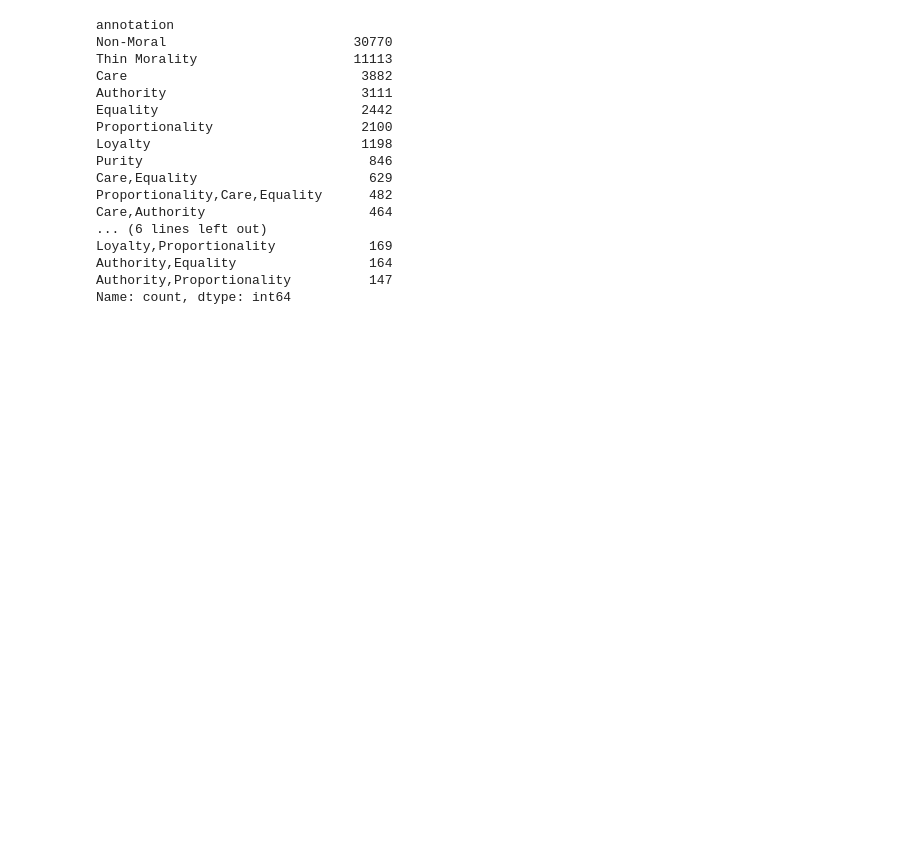
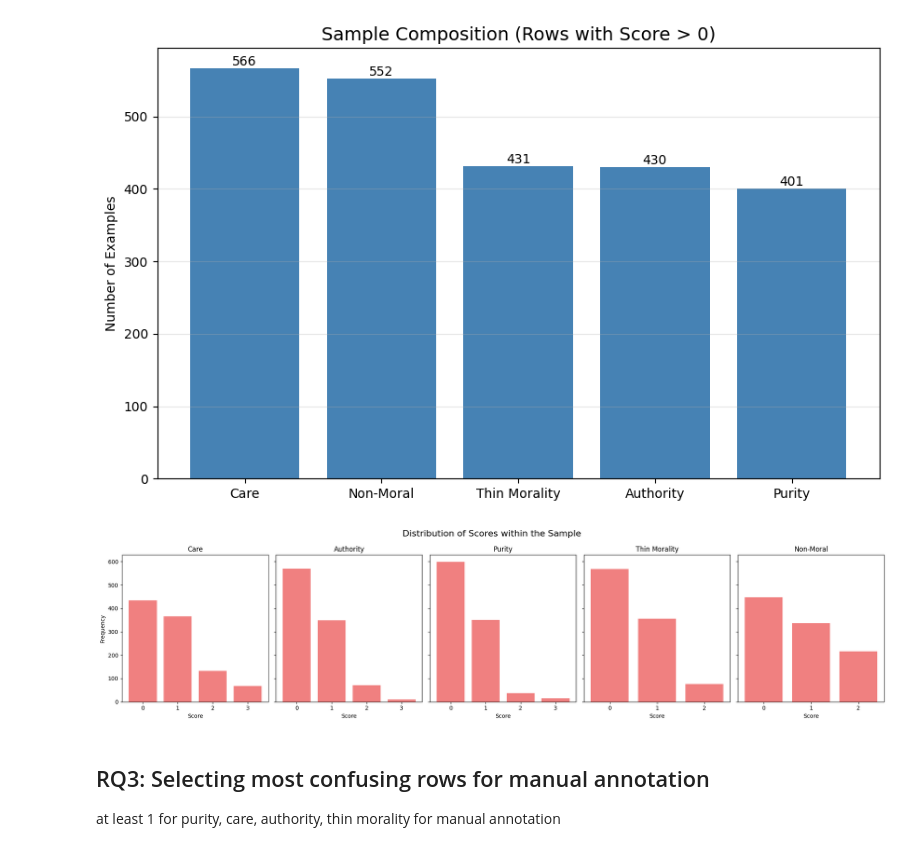
Before and after one commit to kraftedcheese/nlp_assignment_2_moralfoundations, a Jupyter notebook: check_data.ipynb, the cells around one changed output. Cells and saved outputs as stored; diff of their text form; code cells hidden in the pictures; blank space fills up the shorter version.

Commit message:
Add sampled data, edit run script for batch

```diff
--- a/check_data.ipynb
+++ b/check_data.ipynb
@@ -2,3 +2,4 @@
 import pandas as pd
 # %%
 mfrc_annotator = pd.read_csv("./data_nlpforsocialinteractions/MFRC_annotator_based_nlpforsocialinteractions.csv", delimiter='\t')
+df = pd.read_csv("./data_nlpforsocialinteractions/MFRC_nlpforsocialinteractions.csv", delimiter='\t')
@@ -5,20 +67,42 @@ mfrc_annotator = pd.read_csv("./data_nlpforsocialinteractions/MFRC_annotator_bas
+# %%
+import matplotlib.pyplot as plt
+
+target_cols = ['Care', 'Authority', 'Purity', 'Thin Morality', 'Non-Moral']
+
+# 2. Plot the "Presence" (How many rows have this foundation?)
+# This confirms if your 300/300/300/100 split worked
+plt.figure(figsize=(10, 6))
+presence_counts = (sampled_df_1000[target_cols] > 0).sum().sort_values(ascending=False)
+bars = plt.bar(presence_counts.index, presence_counts.values, color='steelblue')
+
+plt.title('Sample Composition (Rows with Score > 0)', fontsize=14)
+plt.ylabel('Number of Examples')
+plt.grid(axis='y', alpha=0.3)
+
+# Add number labels on top of bars
+for bar in bars:
+    plt.text(bar.get_x() + bar.get_width()/2, bar.get_height(),
+             int(bar.get_height()), ha='center', va='bottom')
+
+plt.show()
+
+# 3. Plot the Score Distributions (Histograms)
+fig, axes = plt.subplots(1, 5, figsize=(20, 5), sharey=True)
+for i, col in enumerate(target_cols):
+    val_counts = sampled_df_1000[col].value_counts().sort_index()
+    axes[i].bar(val_counts.index.astype(str), val_counts.values, color='lightcoral')
+    axes[i].set_title(col)
+    axes[i].set_xlabel('Score')
+    if i == 0: axes[i].set_ylabel('Frequency')
+
+plt.suptitle('Distribution of Scores within the Sample', fontsize=16)
+plt.tight_layout()
+plt.show()
+# %% [output]
+[figure, added]
+[figure, added]
+# %% [markdown]
+## RQ3: Selecting most confusing rows for manual annotation
+at least 1 for purity, care, authority, thin morality for manual annotation
 # %%
-mfrc_annotator.annotation.value_counts().head(20)
+all = df[(df['Purity'] > 0) & (df['Care'] > 0) & (df['Authority'] > 0) & (df['Thin Morality'] > 0)]
-# %% [output]
-annotation
-Non-Moral                        30770
-Thin Morality                    11113
-Care                              3882
-Authority                         3111
-Equality                          2442
-Proportionality                   2100
-Loyalty                           1198
-Purity                             846
-Care,Equality                      629
-Proportionality,Care,Equality      482
-Care,Authority                     464
-... (6 lines left out)
-Loyalty,Proportionality            169
-Authority,Equality                 164
-Authority,Proportionality          147
-Name: count, dtype: int64
```
Also changed, not shown: parts of 9 cells of this notebook, 5 other files.
